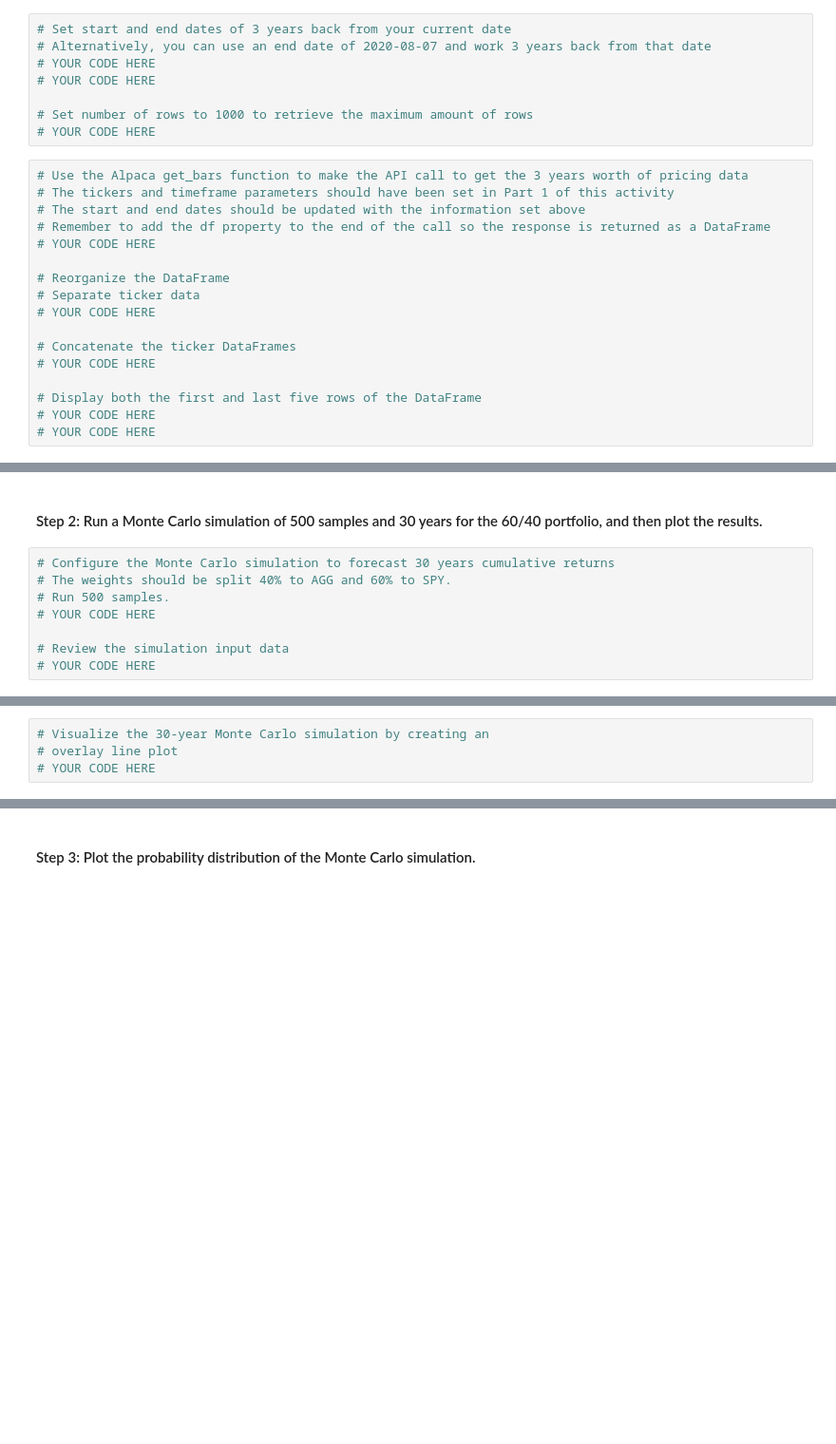
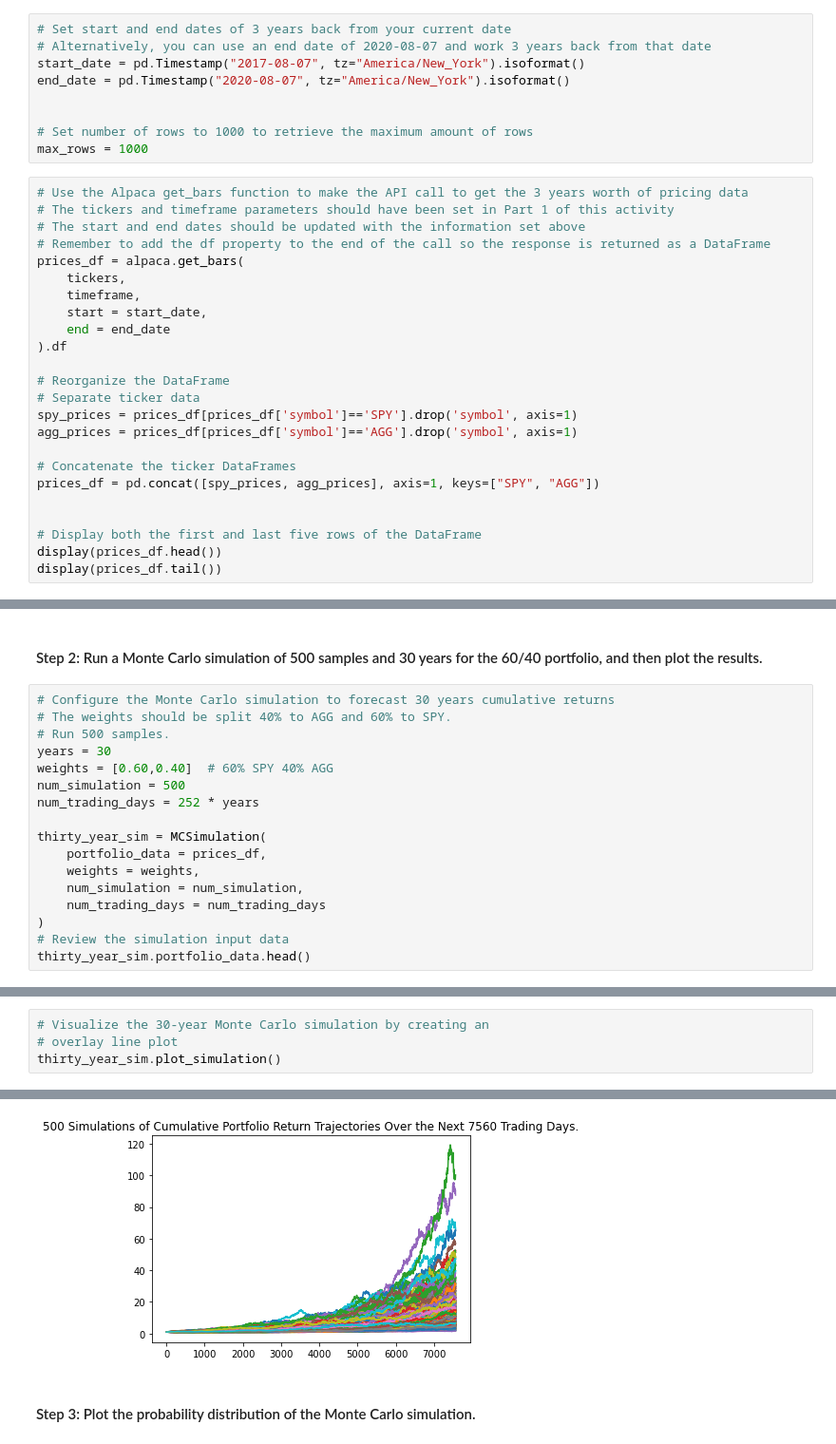
Before and after one commit to CAMPSMITH/FinPlan, a Jupyter notebook: financial_planning_tools.ipynb, the cells around one changed output, grey strips where cells are left out. Shown at 95% size. Saved outputs shown, nothing was run; the diff lists cells and outputs as text; blank space fills up the shorter version.

Commit message:
2022-04-20 completed simulations

```diff
--- a/financial_planning_tools.ipynb
+++ b/financial_planning_tools.ipynb
@@ -332,25 +458,33 @@ In this section, you’ll use the MCForecastTools library to create a Monte Carl
 # %%
 # Set start and end dates of 3 years back from your current date
 # Alternatively, you can use an end date of 2020-08-07 and work 3 years back from that date
-# YOUR CODE HERE
-# YOUR CODE HERE
+start_date = pd.Timestamp("2017-08-07", tz="America/New_York").isoformat()
+end_date = pd.Timestamp("2020-08-07", tz="America/New_York").isoformat()
+
 
 # Set number of rows to 1000 to retrieve the maximum amount of rows
-# YOUR CODE HERE
+max_rows = 1000
 # %%
 # Use the Alpaca get_bars function to make the API call to get the 3 years worth of pricing data
 # The tickers and timeframe parameters should have been set in Part 1 of this activity
 # The start and end dates should be updated with the information set above
 # Remember to add the df property to the end of the call so the response is returned as a DataFrame
-# YOUR CODE HERE
+prices_df = alpaca.get_bars(
+    tickers,
+    timeframe,
+    start = start_date,
+    end = end_date
+).df
 
 # Reorganize the DataFrame
 # Separate ticker data
-# YOUR CODE HERE
+spy_prices = prices_df[prices_df['symbol']=='SPY'].drop('symbol', axis=1)
+agg_prices = prices_df[prices_df['symbol']=='AGG'].drop('symbol', axis=1)
 
 # Concatenate the ticker DataFrames
-# YOUR CODE HERE
+prices_df = pd.concat([spy_prices, agg_prices], axis=1, keys=["SPY", "AGG"])
+
 
 # Display both the first and last five rows of the DataFrame
-# YOUR CODE HERE
-# YOUR CODE HERE
+display(prices_df.head())
+display(prices_df.tail())
@@ -360,7 +511,16 @@ In this section, you’ll use the MCForecastTools library to create a Monte Carl
 # Configure the Monte Carlo simulation to forecast 30 years cumulative returns
 # The weights should be split 40% to AGG and 60% to SPY.
 # Run 500 samples.
-# YOUR CODE HERE
+years = 30
+weights = [0.60,0.40]  # 60% SPY 40% AGG
+num_simulation = 500
+num_trading_days = 252 * years
 
+thirty_year_sim = MCSimulation(
+    portfolio_data = prices_df,
+    weights = weights,
+    num_simulation = num_simulation,
+    num_trading_days = num_trading_days
+)
 # Review the simulation input data
-# YOUR CODE HERE
+thirty_year_sim.portfolio_data.head()
@@ -370,4 +581,5 @@ In this section, you’ll use the MCForecastTools library to create a Monte Carl
 # %%
 # Visualize the 30-year Monte Carlo simulation by creating an
 # overlay line plot
-# YOUR CODE HERE
+thirty_year_sim.plot_simulation()
+# %% [output]
@@ -374,3 +587,4 @@ In this section, you’ll use the MCForecastTools library to create a Monte Carl
+[figure, added]
 # %% [markdown]
 #### Step 3: Plot the probability distribution of the Monte Carlo simulation.
 # %%
```
Also changed, not shown: parts of 44 cells of this notebook, 3 other files.
